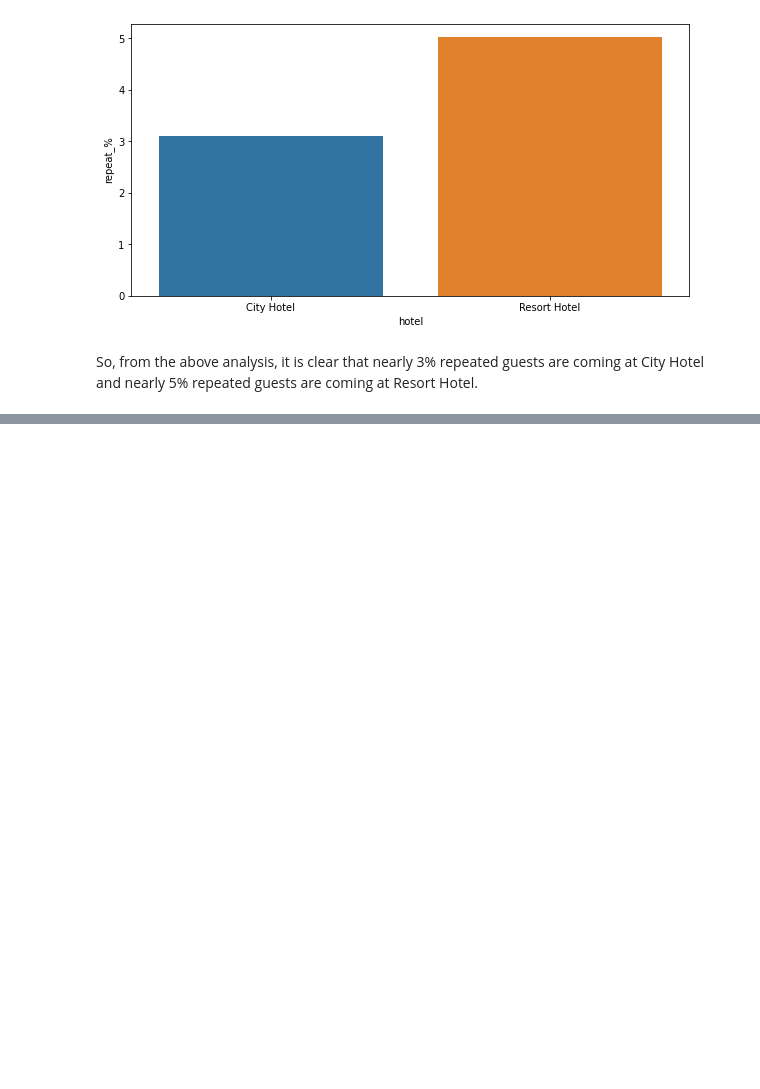
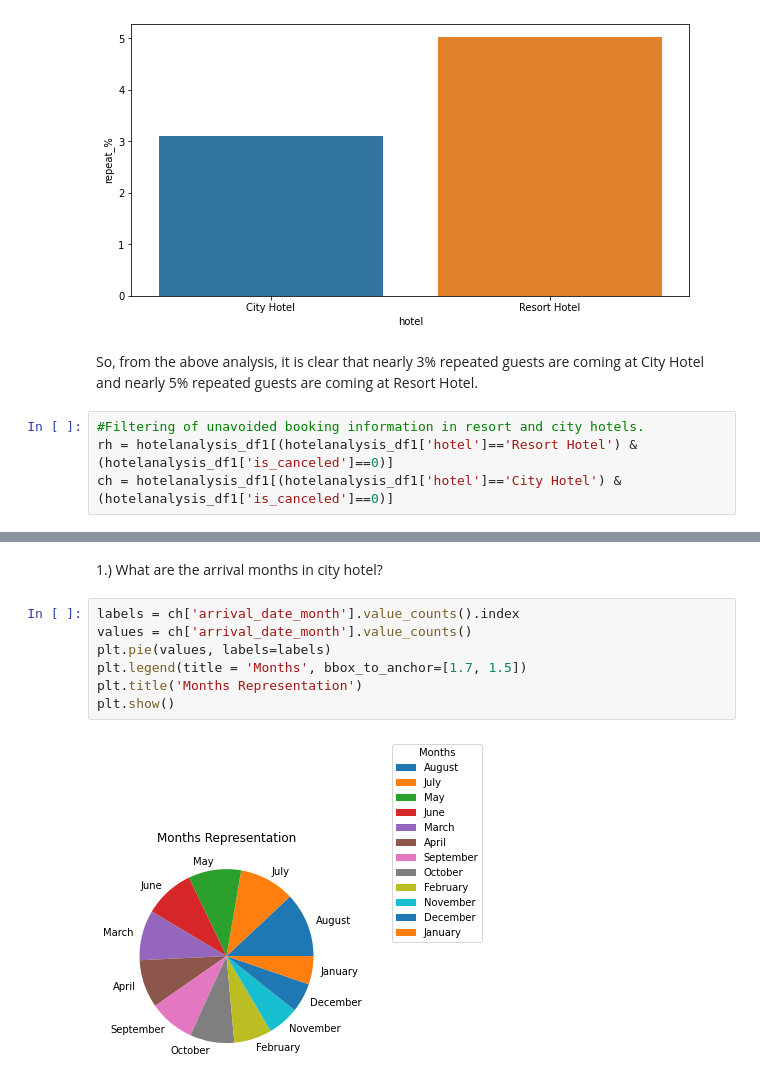
Before and after one commit to MrityunjaySingh18/Hotel-Booking-Analysis, a Jupyter notebook: Copy_of_Hotel_Booking_Analysis_Capstone_Project.ipynb, the cells around one changed output, grey strips where cells are left out. Cells and saved outputs as stored; diff of their text form; blank space fills up the shorter version.

```diff
--- a/Copy_of_Hotel_Booking_Analysis_Capstone_Project.ipynb
+++ b/Copy_of_Hotel_Booking_Analysis_Capstone_Project.ipynb
@@ -297,3 +297,7 @@ plt.show()
 [figure]
 # %% [markdown]
 So, from the above analysis, it is clear that nearly 3% repeated guests are coming at City Hotel and nearly 5% repeated guests are coming at Resort Hotel.
+# %%
+#Filtering of unavoided booking information in resort and city hotels.
+rh = hotelanalysis_df1[(hotelanalysis_df1['hotel']=='Resort Hotel') & (hotelanalysis_df1['is_canceled']==0)]
+ch = hotelanalysis_df1[(hotelanalysis_df1['hotel']=='City Hotel') & (hotelanalysis_df1['is_canceled']==0)]
@@ -299,0 +316,11 @@ So, from the above analysis, it is clear that nearly 3% repeated guests are comi
+# %% [markdown]
+1.) What are the arrival months in city hotel?
+# %%
+labels = ch['arrival_date_month'].value_counts().index
+values = ch['arrival_date_month'].value_counts()
+plt.pie(values, labels=labels)
+plt.legend(title = 'Months', bbox_to_anchor=[1.7, 1.5])
+plt.title('Months Representation')
+plt.show()
+# %% [output]
+[figure, added]
```
Also changed, not shown: parts of 21 cells of this notebook.
